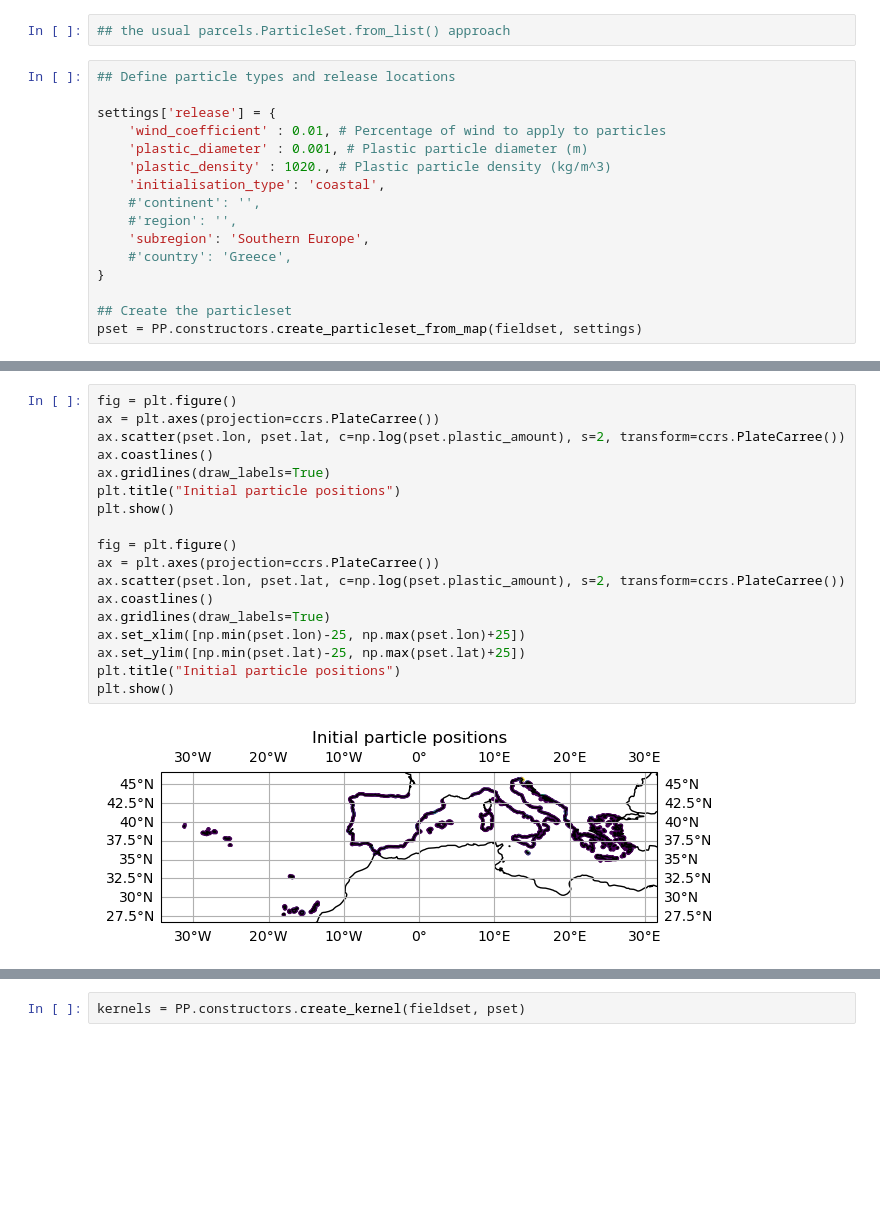
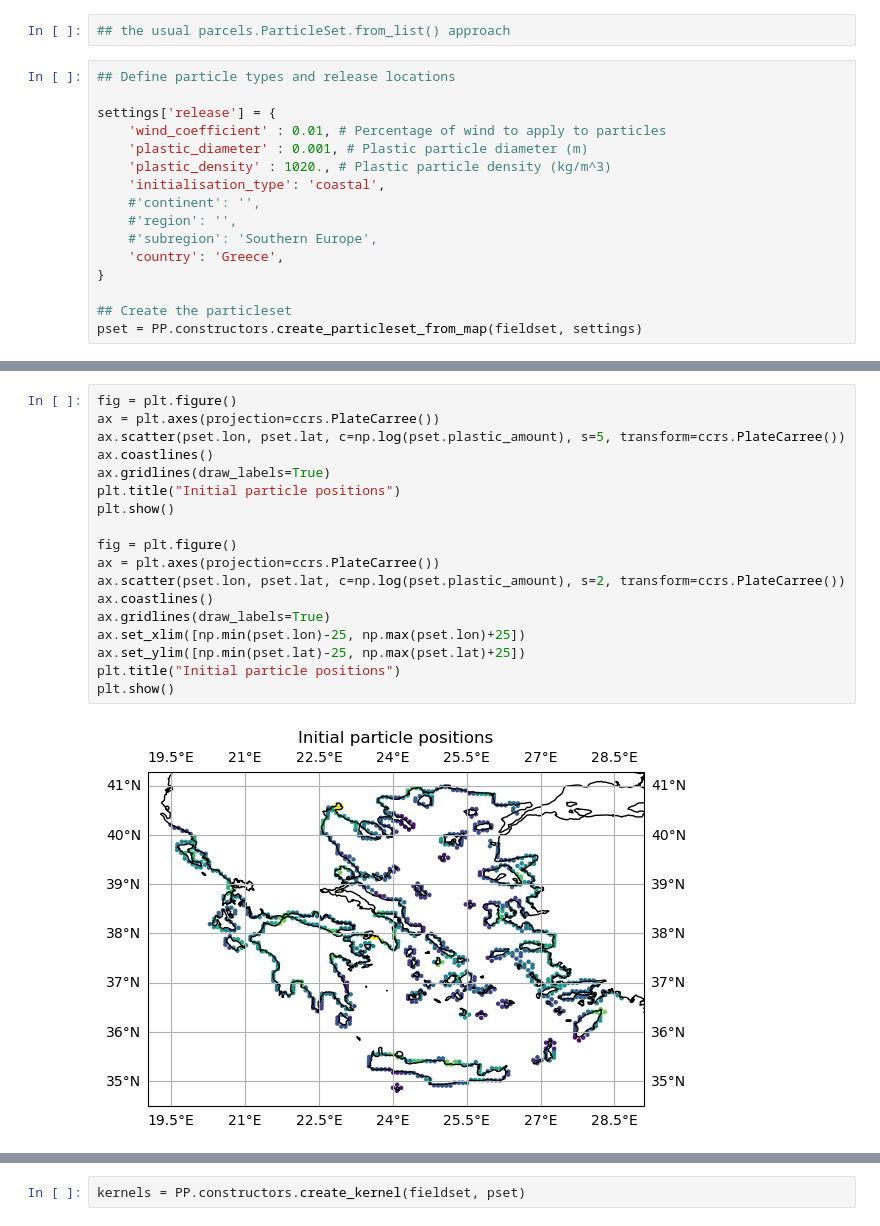
Before and after one commit to OceanParcels/plasticparcels, a Jupyter notebook: PlasticParcels_cleanup.ipynb, the cells around one changed output, grey strips where cells are left out. Drawn from its saved outputs; the diff is of its cells as text; blank space fills up the shorter version.

```diff
--- a/PlasticParcels_cleanup.ipynb
+++ b/PlasticParcels_cleanup.ipynb
@@ -134,8 +130,8 @@ settings['release'] = {
     'initialisation_type': 'coastal',
     #'continent': '',
     #'region': '',
-    'subregion': 'Southern Europe',
-    #'country': 'Greece',
+    #'subregion': 'Southern Europe',
+    'country': 'Greece',
 }
 
 ## Create the particleset
@@ -163,20 +159,20 @@ P[4368](lon=28.643534, lat=36.684704, depth=0.000000, plastic_amount=3.423169, t
 # %%
 fig = plt.figure()
 ax = plt.axes(projection=ccrs.PlateCarree())
-ax.scatter(pset.lon, pset.lat, c=np.log(pset.plastic_amount), s=2, transform=ccrs.PlateCarree())
+ax.scatter(pset.lon, pset.lat, c=np.log(pset.plastic_amount), s=5, transform=ccrs.PlateCarree())
 ax.coastlines()
 ax.gridlines(draw_labels=True)
 plt.title("Initial particle positions")
 plt.show()
 
 fig = plt.figure()
 ax = plt.axes(projection=ccrs.PlateCarree())
 ax.scatter(pset.lon, pset.lat, c=np.log(pset.plastic_amount), s=2, transform=ccrs.PlateCarree())
 ax.coastlines()
 ax.gridlines(draw_labels=True)
 ax.set_xlim([np.min(pset.lon)-25, np.max(pset.lon)+25])
 ax.set_ylim([np.min(pset.lat)-25, np.max(pset.lat)+25])
 plt.title("Initial particle positions")
 plt.show()
 # %% [output]
-[figure, old version]
+[figure, new version]
```
Also changed, not shown: parts of 15 cells of this notebook, 2 other files.
